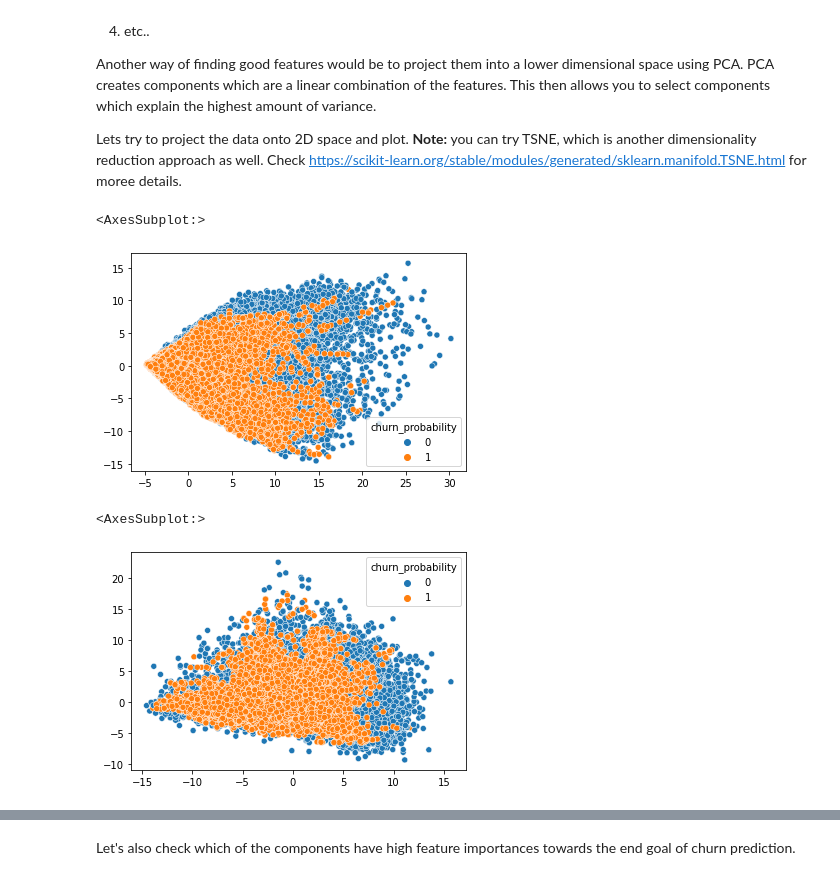
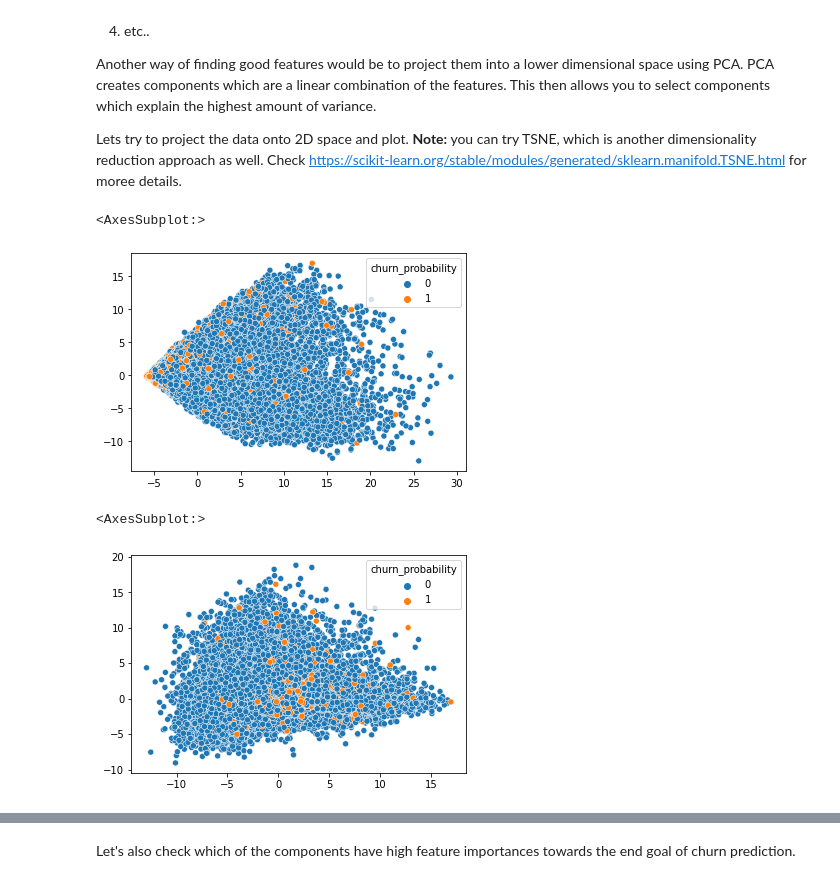
Before and after one commit to nazneenansari/TelecomChurnCaseStudy, a Jupyter notebook: TelecomChurnCaseStudy.ipynb, the cells around one changed output, grey strips where cells are left out. Drawn from its saved outputs; the diff is of its cells as text; code cells hidden in the pictures.

```diff
--- a/TelecomChurnCaseStudy.ipynb
+++ b/TelecomChurnCaseStudy.ipynb
@@ -478,12 +472,12 @@ X_train_resamp, y_train_resamp = smote.fit_resample(X_train_scaled, y_train)
 # %%
 pca = PCA(random_state=42)
-pca_components = pca.fit_transform(X_train_resamp)
-sns.scatterplot(x=pca_components[:,0], y=pca_components[:,1], hue=y_train_resamp)
+pca_components = pca.fit_transform(X_train_scaled)
+sns.scatterplot(x=pca_components[:,0], y=pca_components[:,1], hue=y_train)
 # %% [output]
 <AxesSubplot:>
-[figure, old version]
+[figure, new version]
 # %%
-sns.scatterplot(x=pca_components[:,1], y=pca_components[:,2], hue=y_train_resamp)
+sns.scatterplot(x=pca_components[:,1], y=pca_components[:,2], hue=y_train)
 # %% [output]
 <AxesSubplot:>
-[figure, old version]
+[figure, new version]
```
Also changed, not shown: parts of 38 cells of this notebook.
